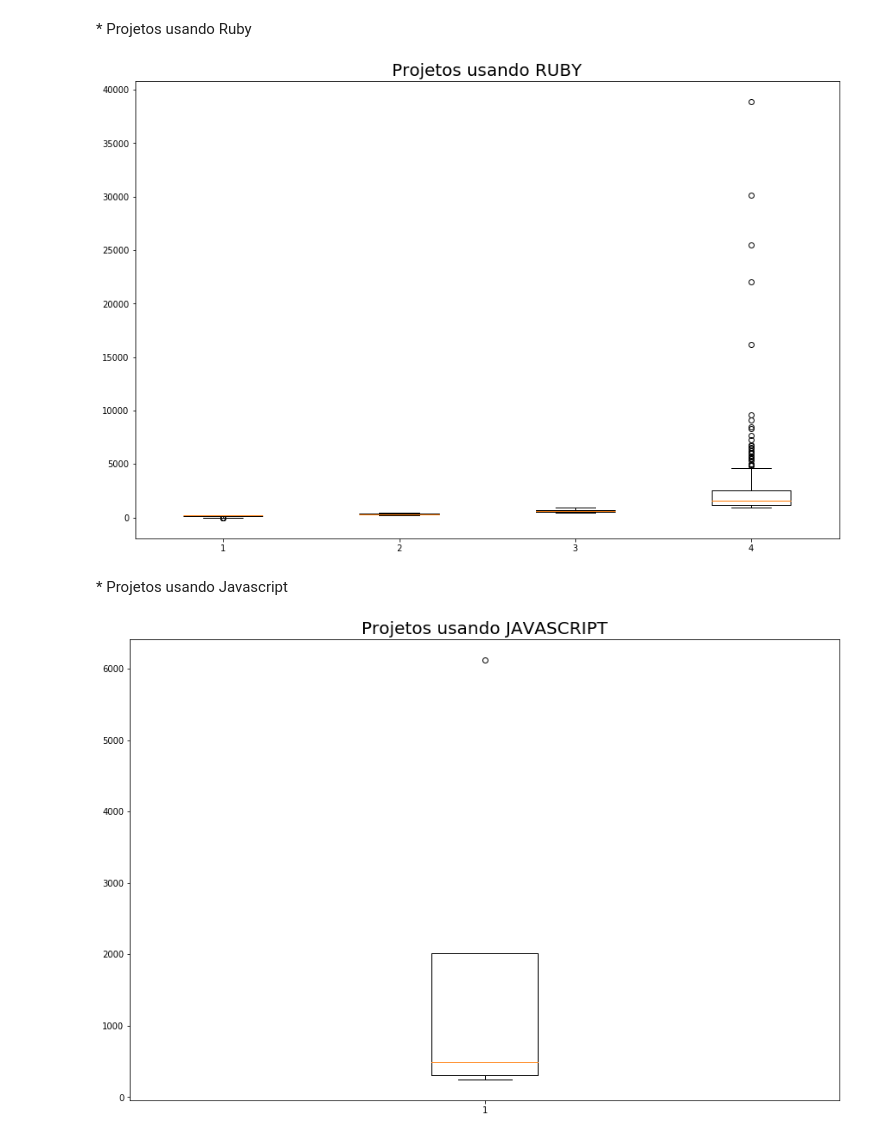
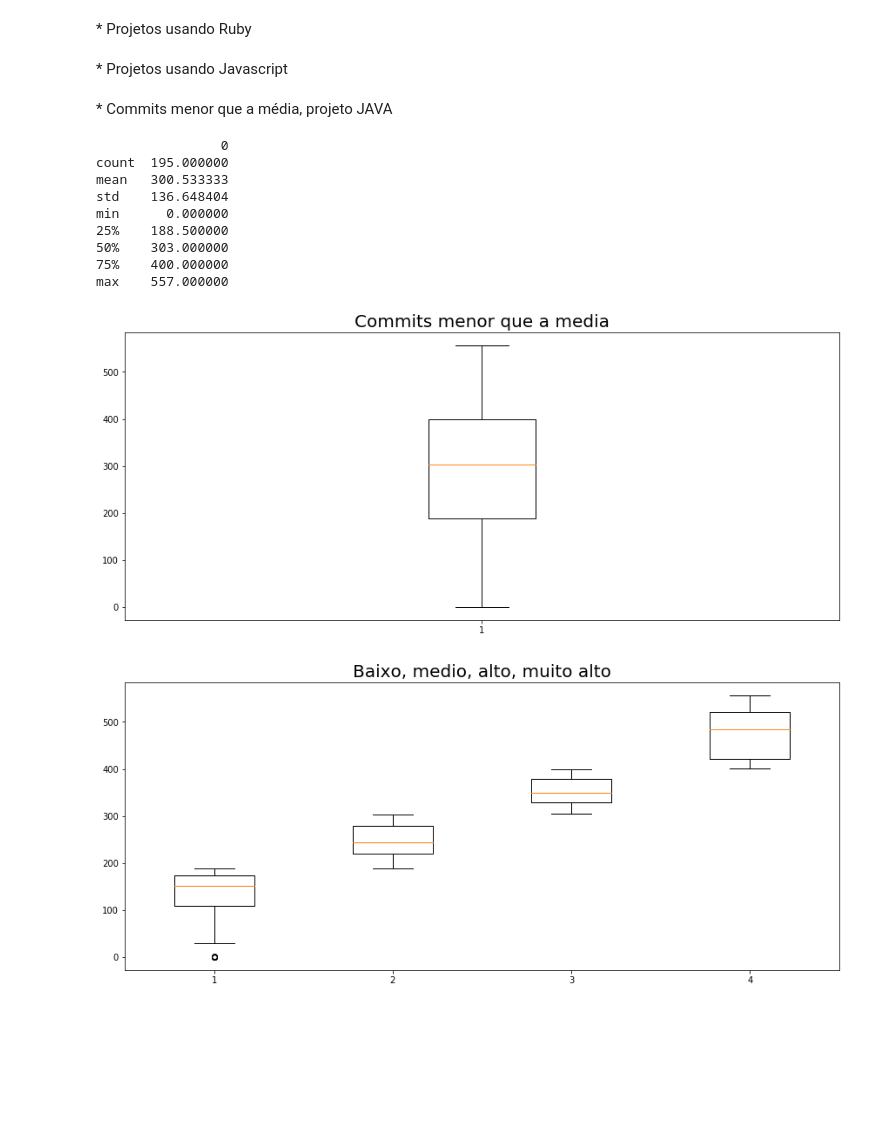
Before and after one commit to wagnernegrao/ci-analysis, a Jupyter notebook: ci_analysis.ipynb, the cells around one changed output. Drawn from its saved outputs; the diff is of its cells as text; code cells hidden in the pictures; blank space fills up the shorter version.

Commit message:
commits abaixo da media para java e ruby

```diff
--- a/ci_analysis.ipynb
+++ b/ci_analysis.ipynb
@@ -135,7 +136,7 @@ def plot(title, plot1, plot2=None, plot3=None, plot4=None):
 
     fig, ax = plt.subplots()
 
-    fig.subplots_adjust(left=0.08, right=1.98, bottom=0.05, top=1.9,
+    fig.subplots_adjust(left=0.08, right=1.98, bottom=0.05, top=1.2,
                         hspace=0.4, wspace=0.3)
 
     ax.set_axisbelow(True)
@@ -191,12 +182,34 @@ plot('Projetos usando JAVA', low, medium, high, veryHigh)
 low, medium, high, veryHigh = all_frequency(commit_project[1], project_name[1])
 
 plot('Projetos usando RUBY', low, medium, high, veryHigh)
-# %% [output]
-[figure, removed]
 # %% [markdown]
 <font size = 4/>
 * Projetos usando Javascript
 # %%
 plot('Projetos usando JAVASCRIPT', commit_project[2])
-# %% [output]
-[figure, removed]
+# %% [markdown]
+<font size = 4/>
+* Commits menor que a média, projeto JAVA
+# %%
+frequency = commit_frequency(commit_project[0], project_name[0])
+
+low, medium, high, veryHigh = all_frequency(frequency, project_name[0])
+
+df = pd.DataFrame(frequency)
+df = df.describe()
+print(df)
+
+plot("Commits menor que a media", frequency)
+plot('Baixo, medio, alto, muito alto', low, medium, high, veryHigh)
+# %% [output]
+                0
+count  195.000000
+mean   300.533333
+std    136.648404
+min      0.000000
+25%    188.500000
+50%    303.000000
+75%    400.000000
+max    557.000000
+[figure, added]
+[figure, added]
```
Also changed, not shown: parts of 7 cells of this notebook.
